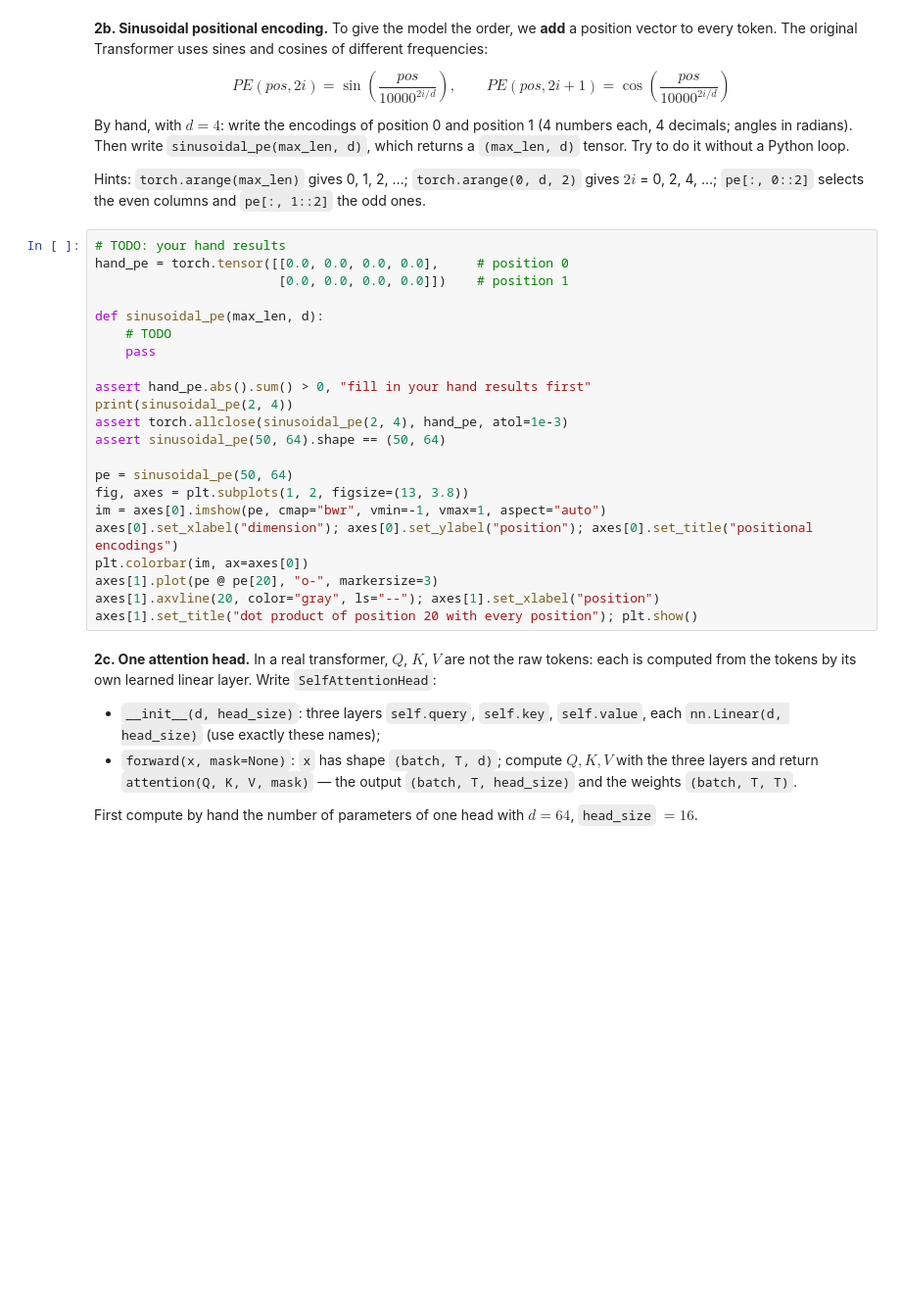
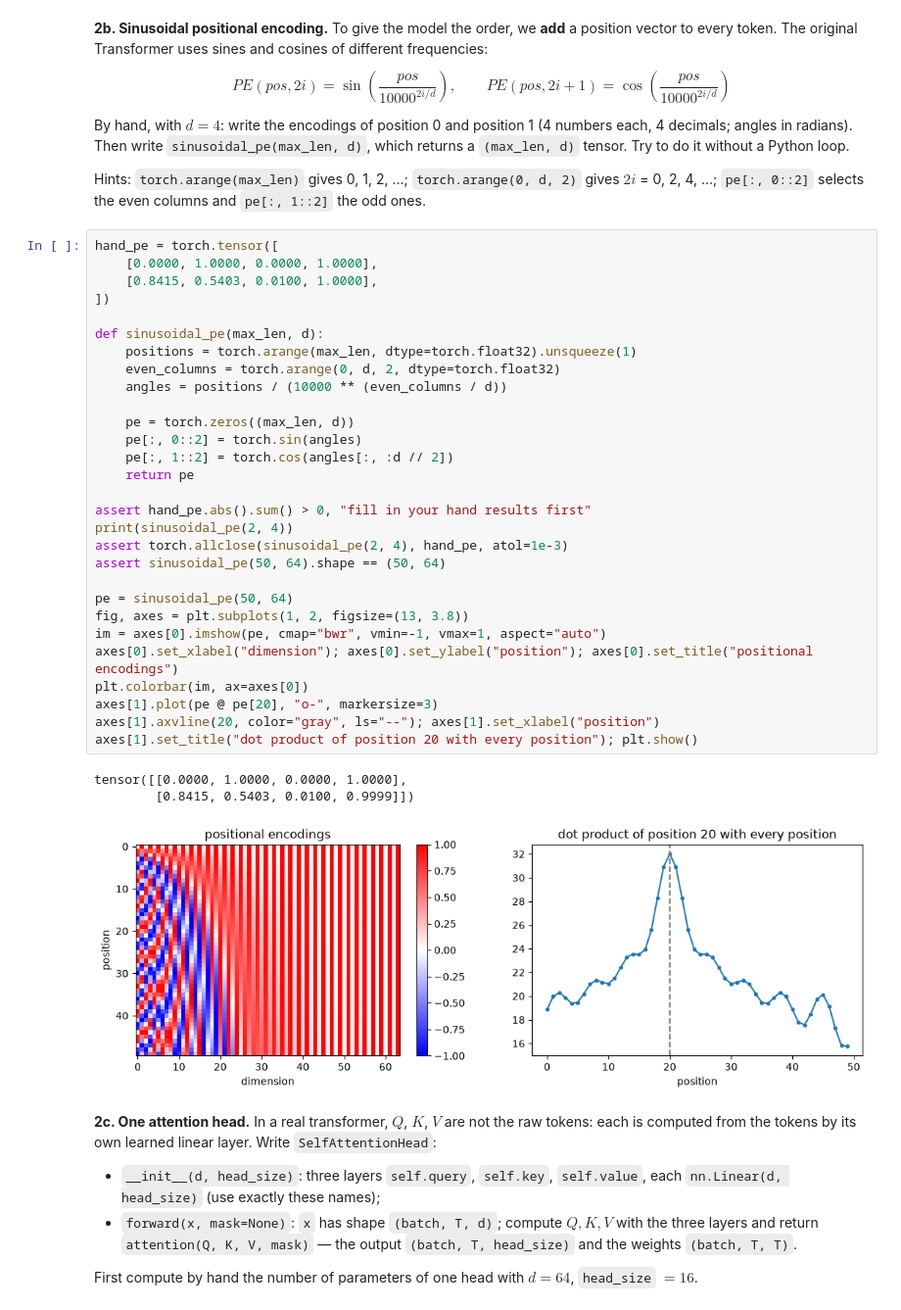
Before and after one commit to Alihansagat/Deep-Learning, a Jupyter notebook: Home Works/12week/CSCI1409_Week11_Homework_8625.ipynb, the cells around one changed output. Shown at 98% size. Drawn from its saved outputs; the diff is of its cells as text; blank space fills up the shorter version.

```diff
--- a/Home Works/12week/CSCI1409_Week11_Homework_8625.ipynb
+++ b/Home Works/12week/CSCI1409_Week11_Homework_8625.ipynb
@@ -138,27 +203,38 @@ By hand, with $d = 4$: write the encodings of position 0 and position 1 (4 numbe
 
 Hints: `torch.arange(max_len)` gives 0, 1, 2, …; `torch.arange(0, d, 2)` gives $2i$ = 0, 2, 4, …; `pe[:, 0::2]` selects the even columns and `pe[:, 1::2]` the odd ones.
 # %%
-# TODO: your hand results
-hand_pe = torch.tensor([[0.0, 0.0, 0.0, 0.0],     # position 0
-                        [0.0, 0.0, 0.0, 0.0]])    # position 1
+hand_pe = torch.tensor([
+    [0.0000, 1.0000, 0.0000, 1.0000],
+    [0.8415, 0.5403, 0.0100, 1.0000],
+])
 
 def sinusoidal_pe(max_len, d):
-    # TODO
-    pass
+    positions = torch.arange(max_len, dtype=torch.float32).unsqueeze(1)
+    even_columns = torch.arange(0, d, 2, dtype=torch.float32)
+    angles = positions / (10000 ** (even_columns / d))
+
+    pe = torch.zeros((max_len, d))
+    pe[:, 0::2] = torch.sin(angles)
+    pe[:, 1::2] = torch.cos(angles[:, :d // 2])
+    return pe
 
 assert hand_pe.abs().sum() > 0, "fill in your hand results first"
 print(sinusoidal_pe(2, 4))
 assert torch.allclose(sinusoidal_pe(2, 4), hand_pe, atol=1e-3)
 assert sinusoidal_pe(50, 64).shape == (50, 64)
 
 pe = sinusoidal_pe(50, 64)
 fig, axes = plt.subplots(1, 2, figsize=(13, 3.8))
 im = axes[0].imshow(pe, cmap="bwr", vmin=-1, vmax=1, aspect="auto")
 axes[0].set_xlabel("dimension"); axes[0].set_ylabel("position"); axes[0].set_title("positional encodings")
 plt.colorbar(im, ax=axes[0])
 axes[1].plot(pe @ pe[20], "o-", markersize=3)
 axes[1].axvline(20, color="gray", ls="--"); axes[1].set_xlabel("position")
 axes[1].set_title("dot product of position 20 with every position"); plt.show()
+# %% [output]
+tensor([[0.0000, 1.0000, 0.0000, 1.0000],
+        [0.8415, 0.5403, 0.0100, 0.9999]])
+[figure, added]
 # %% [markdown]
 **2c. One attention head.** In a real transformer, $Q$, $K$, $V$ are not the raw tokens: each is computed from the tokens by its own learned linear layer. Write `SelfAttentionHead`:
 
```
Also changed, not shown: parts of 17 cells of this notebook, 1 other file.
